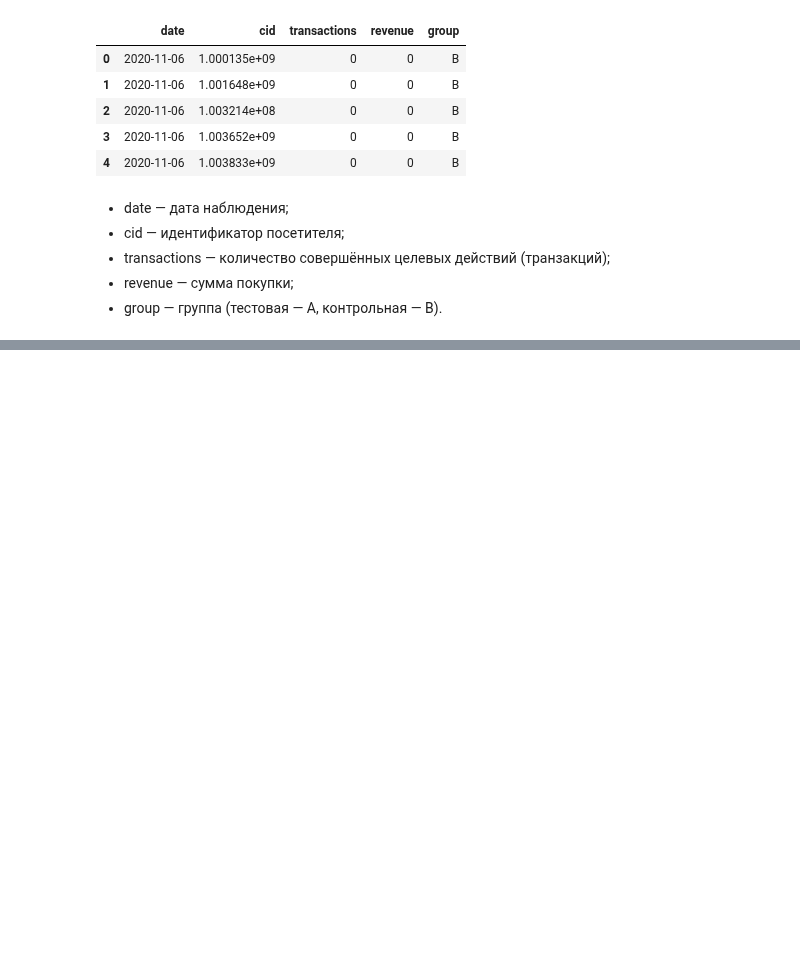
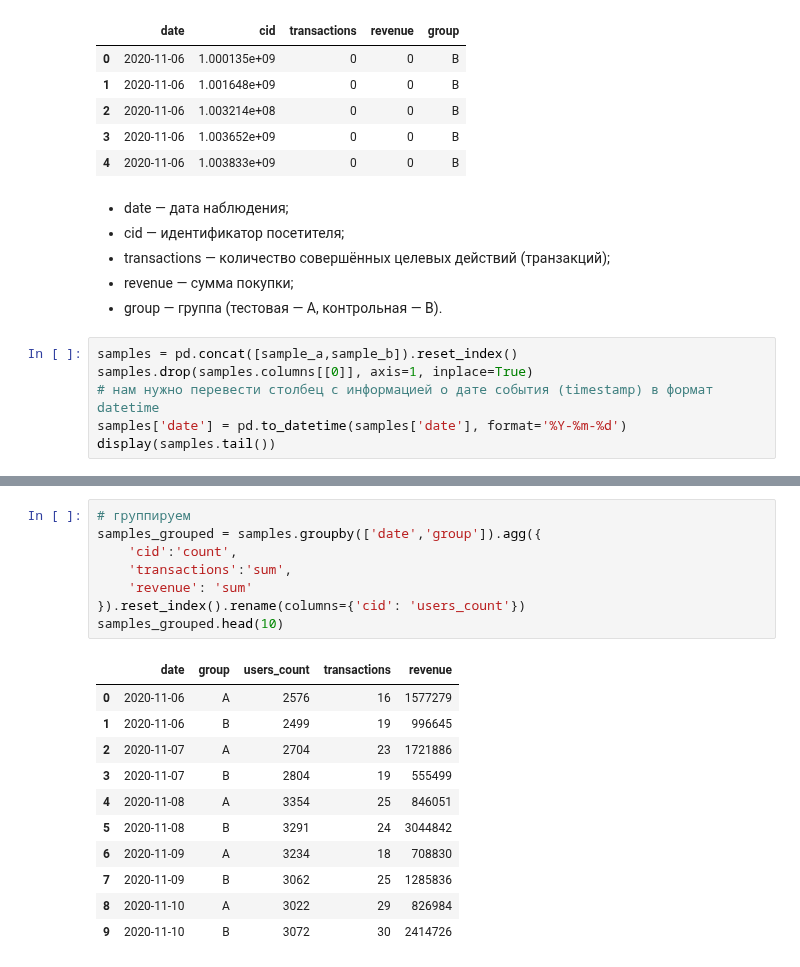
Before and after one commit to royvudgren/sf_datascience_practice, a Jupyter notebook: EDA-5 A-B testing/4 cumulative metrics.ipynb, the cells around one changed output, grey strips where cells are left out. Saved outputs shown, nothing was run; the diff lists cells and outputs as text; blank space fills up the shorter version.

```diff
--- a/EDA-5 A-B testing/4 cumulative metrics.ipynb
+++ b/EDA-5 A-B testing/4 cumulative metrics.ipynb
@@ -314,3 +314,9 @@ display(sample_b.head())
 * transactions — количество совершённых целевых действий (транзакций);
 * revenue — сумма покупки;
 * group — группа (тестовая — А, контрольная — B).
+# %%
+samples = pd.concat([sample_a,sample_b]).reset_index()
+samples.drop(samples.columns[[0]], axis=1, inplace=True)
+# нам нужно перевести столбец с информацией о дате события (timestamp) в формат datetime
+samples['date'] = pd.to_datetime(samples['date'], format='%Y-%m-%d')
+display(samples.tail())
@@ -316,0 +330,20 @@ display(sample_b.head())
+# %%
+# группируем
+samples_grouped = samples.groupby(['date','group']).agg({
+    'cid':'count',
+    'transactions':'sum',
+    'revenue': 'sum'
+}).reset_index().rename(columns={'cid': 'users_count'})
+samples_grouped.head(10)
+# %% [output]
+|  | date | group | users_count | transactions | revenue |
+| 0 | 2020-11-06 | A | 2576 | 16 | 1577279 |
+| 1 | 2020-11-06 | B | 2499 | 19 | 996645 |
+| 2 | 2020-11-07 | A | 2704 | 23 | 1721886 |
+| 3 | 2020-11-07 | B | 2804 | 19 | 555499 |
+| 4 | 2020-11-08 | A | 3354 | 25 | 846051 |
+| 5 | 2020-11-08 | B | 3291 | 24 | 3044842 |
+| 6 | 2020-11-09 | A | 3234 | 18 | 708830 |
+| 7 | 2020-11-09 | B | 3062 | 25 | 1285836 |
+| 8 | 2020-11-10 | A | 3022 | 29 | 826984 |
+| 9 | 2020-11-10 | B | 3072 | 30 | 2414726 |
```
Also changed, not shown: parts of 8 cells of this notebook.
